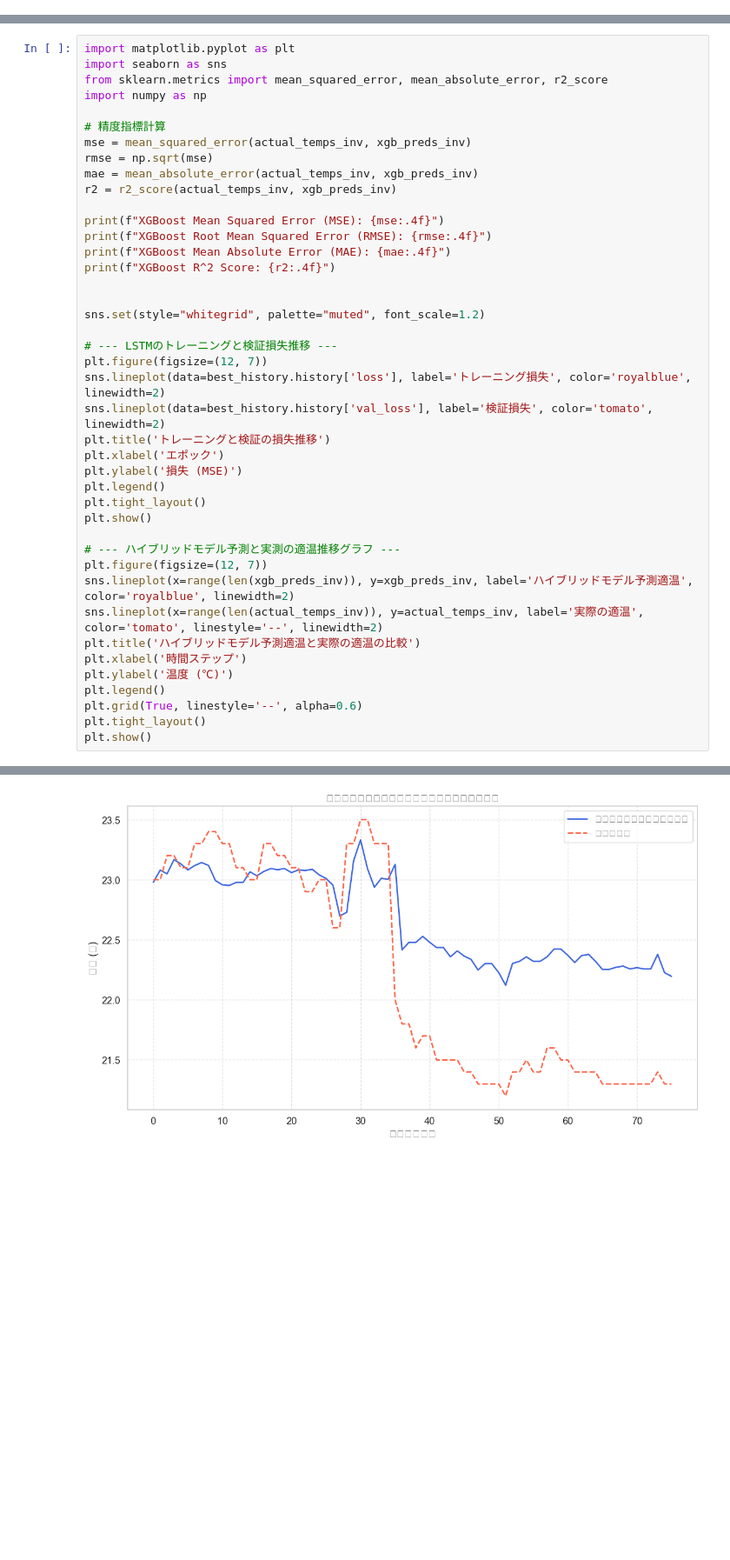
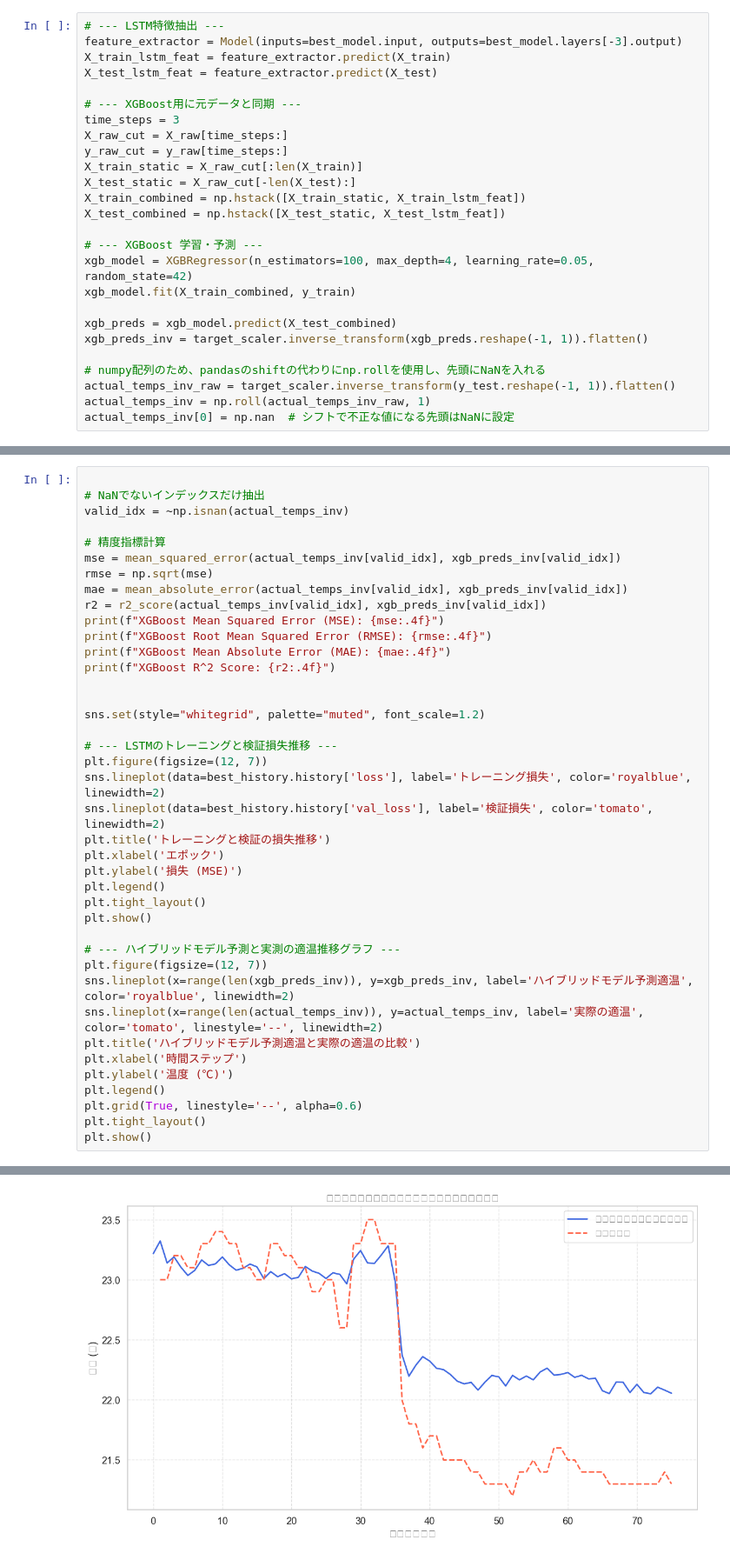
Before and after one commit to shin1300/personal-developments, a Jupyter notebook: lstm-temp-forecasting/notebook/lstm_xgb.ipynb, the cells around one changed output, grey strips where cells are left out. Shown at 87% size. Cells and saved outputs as stored; diff of their text form; blank space fills up the shorter version.

```diff
--- a/lstm-temp-forecasting/notebook/lstm_xgb.ipynb
+++ b/lstm-temp-forecasting/notebook/lstm_xgb.ipynb
@@ -146,0 +180,26 @@ actual_temps_inv = target_scaler.inverse_transform(y_test.reshape(-1, 1)).flatte
+# %%
+# --- LSTM特徴抽出 ---
+feature_extractor = Model(inputs=best_model.input, outputs=best_model.layers[-3].output)
+X_train_lstm_feat = feature_extractor.predict(X_train)
+X_test_lstm_feat = feature_extractor.predict(X_test)
+
+# --- XGBoost用に元データと同期 ---
+time_steps = 3
+X_raw_cut = X_raw[time_steps:]
+y_raw_cut = y_raw[time_steps:]
+X_train_static = X_raw_cut[:len(X_train)]
+X_test_static = X_raw_cut[-len(X_test):]
+X_train_combined = np.hstack([X_train_static, X_train_lstm_feat])
+X_test_combined = np.hstack([X_test_static, X_test_lstm_feat])
+
+# --- XGBoost 学習・予測 ---
+xgb_model = XGBRegressor(n_estimators=100, max_depth=4, learning_rate=0.05, random_state=42)
+xgb_model.fit(X_train_combined, y_train)
+
+xgb_preds = xgb_model.predict(X_test_combined)
+xgb_preds_inv = target_scaler.inverse_transform(xgb_preds.reshape(-1, 1)).flatten()
+
+# numpy配列のため、pandasのshiftの代わりにnp.rollを使用し、先頭にNaNを入れる
+actual_temps_inv_raw = target_scaler.inverse_transform(y_test.reshape(-1, 1)).flatten()
+actual_temps_inv = np.roll(actual_temps_inv_raw, 1)
+actual_temps_inv[0] = np.nan  # シフトで不正な値になる先頭はNaNに設定
@@ -147,15 +211,13 @@ actual_temps_inv = target_scaler.inverse_transform(y_test.reshape(-1, 1)).flatte
 # %%
-import matplotlib.pyplot as plt
-import seaborn as sns
-from sklearn.metrics import mean_squared_error, mean_absolute_error, r2_score
-import numpy as np
+
+# NaNでないインデックスだけ抽出
+valid_idx = ~np.isnan(actual_temps_inv)
 
 # 精度指標計算
-mse = mean_squared_error(actual_temps_inv, xgb_preds_inv)
+mse = mean_squared_error(actual_temps_inv[valid_idx], xgb_preds_inv[valid_idx])
 rmse = np.sqrt(mse)
-mae = mean_absolute_error(actual_temps_inv, xgb_preds_inv)
-r2 = r2_score(actual_temps_inv, xgb_preds_inv)
-
+mae = mean_absolute_error(actual_temps_inv[valid_idx], xgb_preds_inv[valid_idx])
+r2 = r2_score(actual_temps_inv[valid_idx], xgb_preds_inv[valid_idx])
 print(f"XGBoost Mean Squared Error (MSE): {mse:.4f}")
 print(f"XGBoost Root Mean Squared Error (RMSE): {rmse:.4f}")
 print(f"XGBoost Mean Absolute Error (MAE): {mae:.4f}")
@@ -195 +257 @@ XGBoost R^2 Score: 0.3779
-[figure, old version]
+[figure, new version]
```
Also changed, not shown: parts of 9 cells of this notebook, 6 other files.
